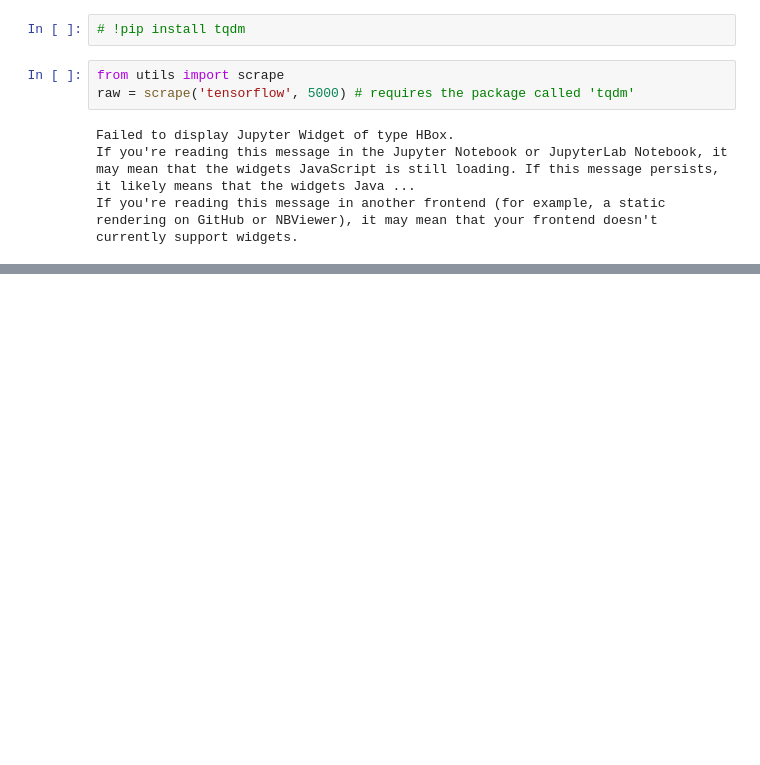
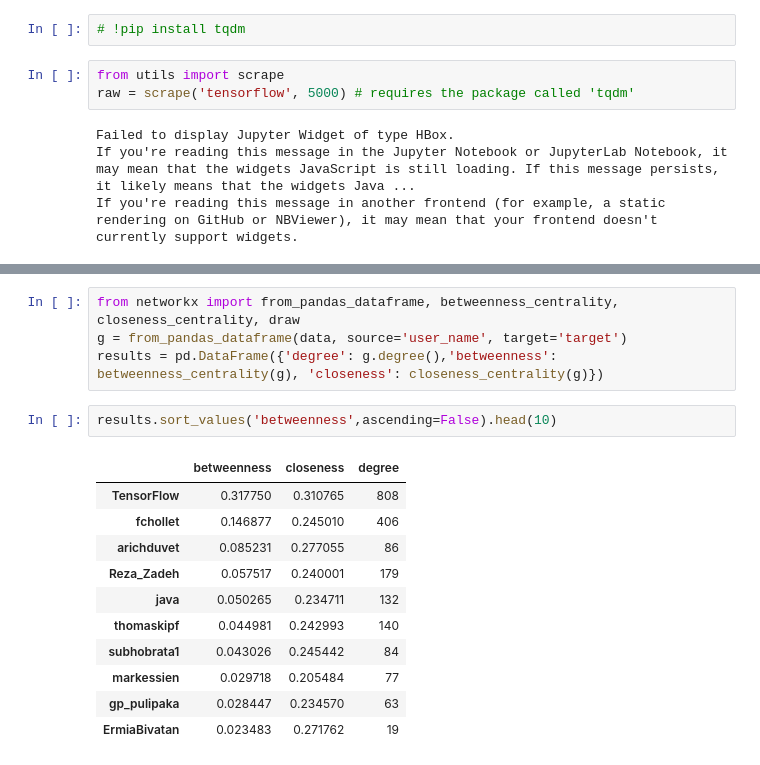
Before and after one commit to JakeTheWise/socialitics, a Jupyter notebook: proj1/q2/q2.ipynb, the cells around one changed output, grey strips where cells are left out. Saved outputs shown, nothing was run; the diff lists cells and outputs as text; blank space fills up the shorter version.

```diff
--- a/proj1/q2/q2.ipynb
+++ b/proj1/q2/q2.ipynb
@@ -49,0 +33,18 @@ data.fillna({'type':'tweet', 'other': data.author})
+# %%
+from networkx import from_pandas_dataframe, betweenness_centrality, closeness_centrality, draw
+g = from_pandas_dataframe(data, source='user_name', target='target')
+results = pd.DataFrame({'degree': g.degree(),'betweenness': betweenness_centrality(g), 'closeness': closeness_centrality(g)})
+# %%
+results.sort_values('betweenness',ascending=False).head(10)
+# %% [output]
+|  | betweenness | closeness | degree |
+| TensorFlow | 0.317750 | 0.310765 | 808 |
+| fchollet | 0.146877 | 0.245010 | 406 |
+| arichduvet | 0.085231 | 0.277055 | 86 |
+| Reza_Zadeh | 0.057517 | 0.240001 | 179 |
+| java | 0.050265 | 0.234711 | 132 |
+| thomaskipf | 0.044981 | 0.242993 | 140 |
+| subhobrata1 | 0.043026 | 0.245442 | 84 |
+| markessien | 0.029718 | 0.205484 | 77 |
+| gp_pulipaka | 0.028447 | 0.234570 | 63 |
+| ErmiaBivatan | 0.023483 | 0.271762 | 19 |
```
Also changed, not shown: parts of 4 cells of this notebook.
